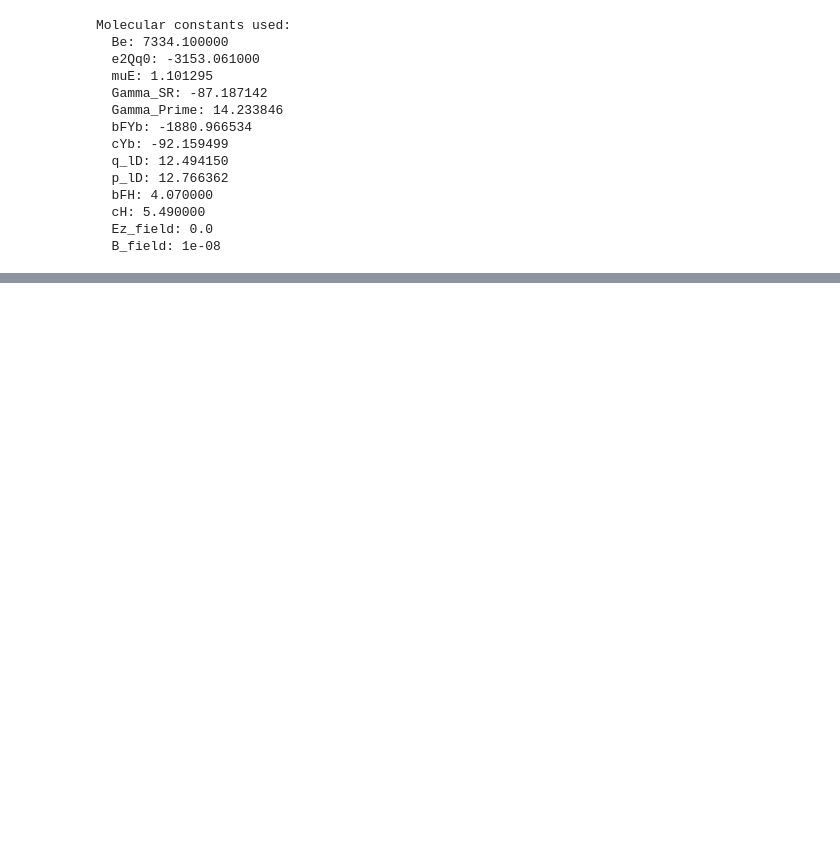
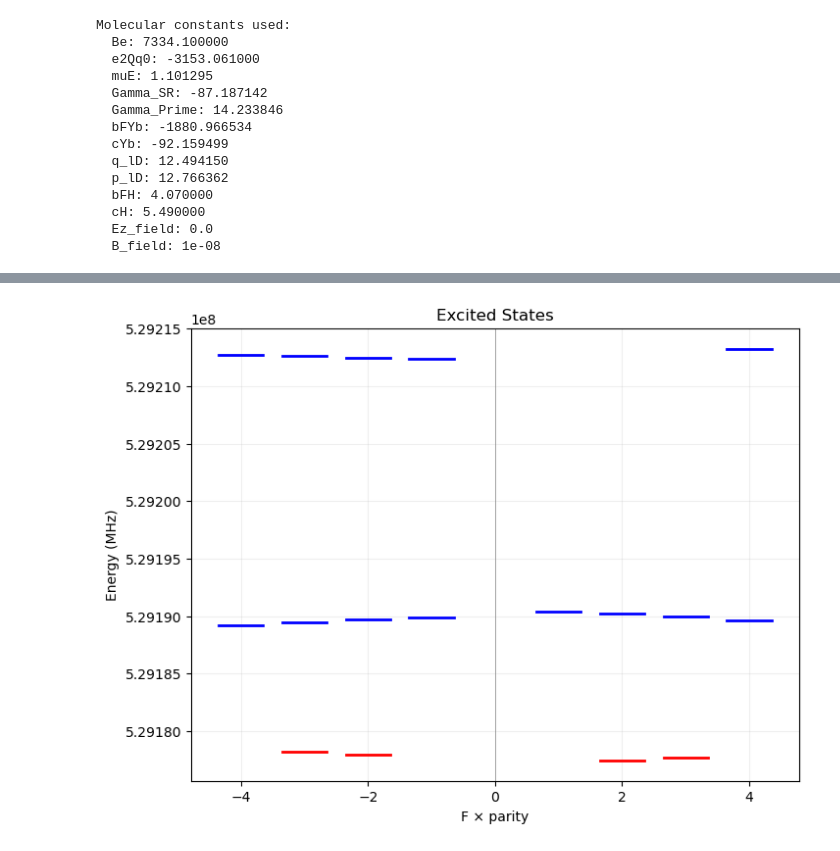
Before and after one commit to YuikiTakahashi/Molecule_spectrum_prediction, a Jupyter notebook: 173_prediction_Feb2026.ipynb, the cells around one changed output, grey strips where cells are left out. Cells and saved outputs as stored; diff of their text form; code cells hidden in the pictures; blank space fills up the shorter version.

```diff
--- a/173_prediction_Feb2026.ipynb
+++ b/173_prediction_Feb2026.ipynb
@@ -4818,0 +1816,74 @@ After running optimization, call:
+# %%
+import numpy as np
+import pandas as pd
+import matplotlib.pyplot as plt
+
+from scipy.constants import c  # speed of light in m/s
+
+All_excited_states_assignments = [
+[1, 0.5, 2, 1, 17651.459810673736],
+ [1, 0.5, 3, 1, 17651.468732601665],
+ [1, 0.5, 2, -1, 17651.47531461785],
+ [1, 0.5, 3, -1, 17651.484772843334],
+ [1, 1.5, 4, -1, 17651.851058394142],
+ [1, 1.5, 3, -1, 17651.860713049806],
+ [1, 1.5, 4, 1, 17651.866951578595],
+ [1, 1.5, 2, -1, 17651.869167705463],
+ [1, 1.5, 1, -1, 17651.874367705463],
+ [1, 1.5, 3, 1, 17651.87647912011],
+ [1, 1.5, 2, 1, 17651.88533753238],
+ [1, 1.5, 1, 1, 17651.890233326245],
+ [2, 1.5, 1, -1, 17652.624167705464],
+ [2, 1.5, 2, -1, 17652.6279130498],
+ [2, 1.5, 3, -1, 17652.6319130498],
+ [2, 1.5, 4, -1, 17652.63665839414],
+ [2, 1.5, 4, 1, 17652.654017886474]]
+
+
+
+df = pd.DataFrame(
+    All_excited_states_assignments,
+    columns=["N", "J", "F", "parity", "pos_cm1"]
+)
+
+# Convert cm^-1 to MHz: E (Hz) = (c / lambda); wavenumber = 1/lambda (cm^-1)
+# So Hz = pos_cm1 * (c * 100) ; MHz = Hz / 1e6
+df["pos_MHz"] = df["pos_cm1"] * (c * 100) / 1e6
+df["F_parity"] = df["F"] * df["parity"]
+
+
+
+df = pd.DataFrame(
+    All_excited_states_assignments,
+    columns=["N", "J", "F", "parity", "pos_cm1"]
+)
+
+df["pos_MHz"] = df["pos_cm1"] * (c * 100) / 1e6
+df["F_parity"] = df["F"] * df["parity"]
+df["is_ambiguous"] = (df["F"] % 1 != 0)
+
+colors = {0.5: "red", 1.5: "blue"}  # definitive color by J
+seg_halfwidth = 0.35
+
+plt.figure(figsize=(8, 6))
+
+for _, row in df.iterrows():
+    x0 = row["F_parity"] - seg_halfwidth
+    x1 = row["F_parity"] + seg_halfwidth
+    y = row["pos_MHz"]
+
+    if row["is_ambiguous"]:
+        # yellow highlight for non-definitive assignments
+        plt.plot([x0, x1], [y, y], color="gold", linewidth=3)
+        plt.plot([x0, x1], [y, y], color="black", linewidth=1)  # thin outline
+    else:
+        plt.plot([x0, x1], [y, y], color=colors.get(row["J"], "black"), linewidth=2)
+
+plt.xlabel("F × parity")
+plt.ylabel("Energy (MHz)")
+plt.title("Excited States")
+plt.axvline(0, color="gray", linewidth=0.5)
+plt.grid(alpha=0.2)
+plt.show()
+# %% [output]
+[figure, added]
```
Also changed, not shown: parts of 45 cells of this notebook, 1 other file.
